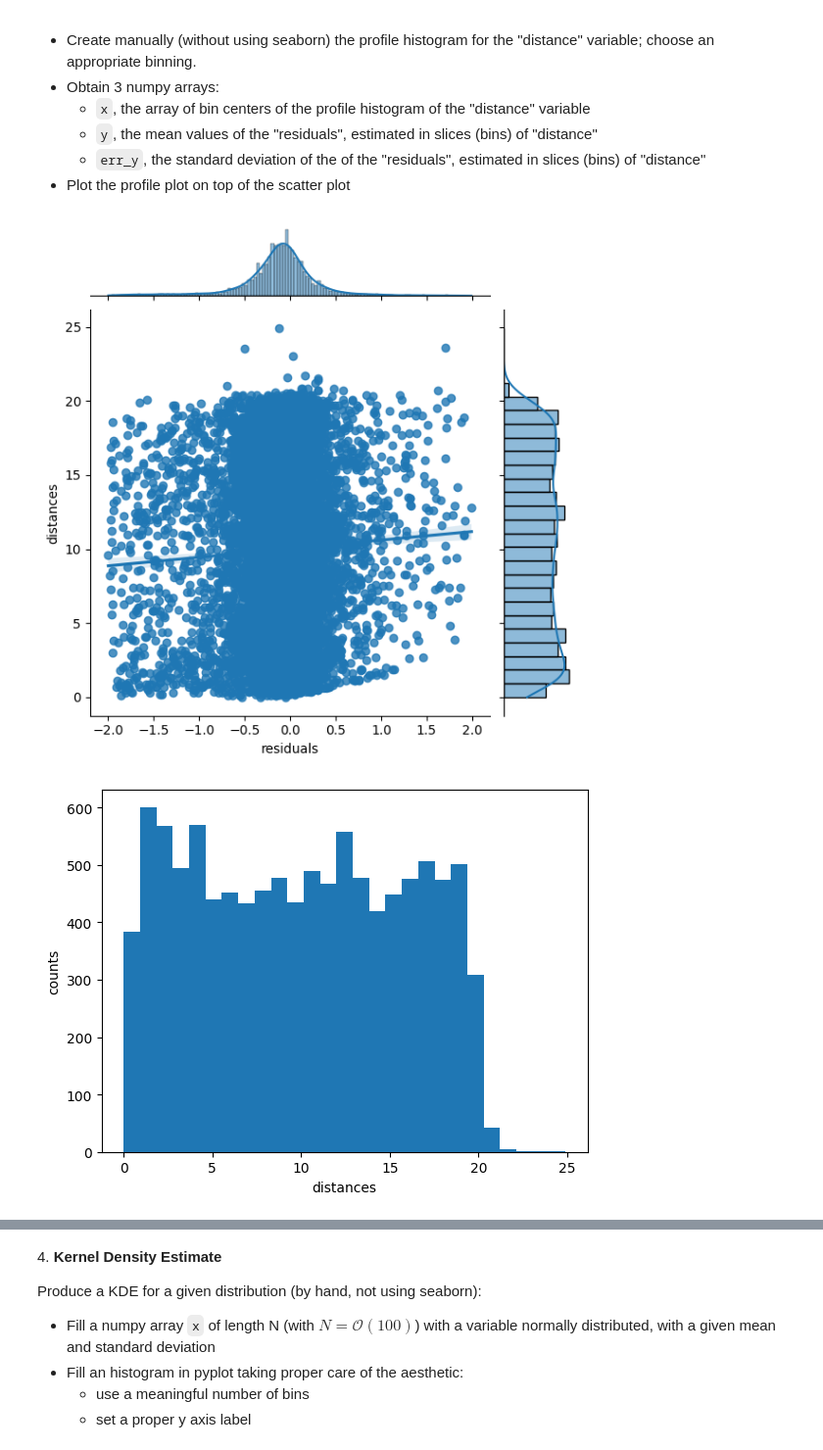
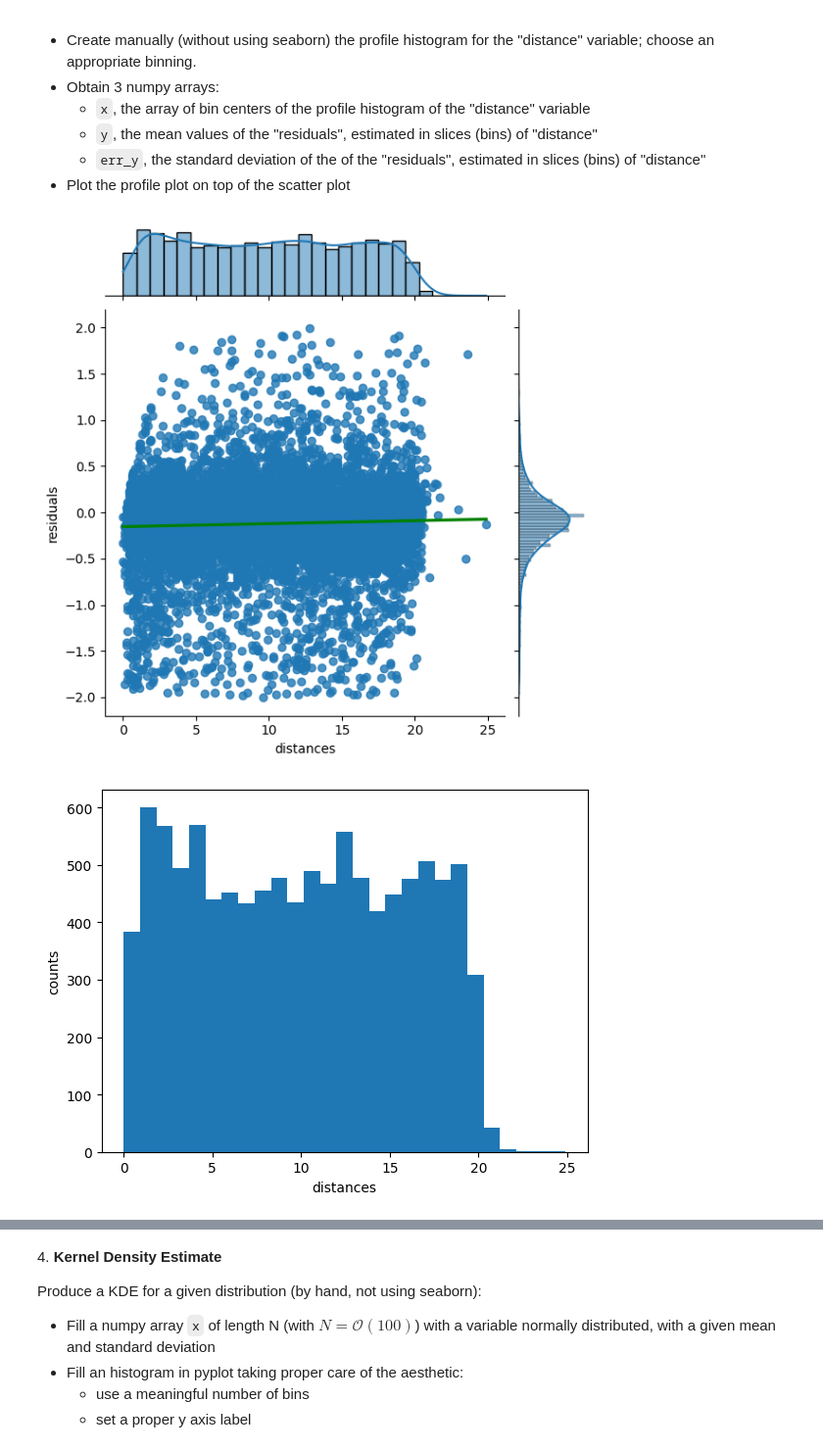
Before and after one commit to zucchett/ScientificComputingWithPython2022, a Jupyter notebook: 07ex_visualization.ipynb, the cells around one changed output, grey strips where cells are left out. Shown at 98% size. Saved outputs shown, nothing was run; the diff lists cells and outputs as text; code cells hidden in the pictures.

```diff
--- a/07ex_visualization.ipynb
+++ b/07ex_visualization.ipynb
@@ -106,38 +109,38 @@ df = pd.DataFrame(pickle_file.item())
 df = df[abs(df['residuals']) <2]
 df
 
-g = sns.jointplot(x="residuals", y="distances", data=df, kind="reg")
+g = sns.jointplot(x="distances", y="residuals", data=df, kind="reg", line_kws={"color": "green"})
 
 fig, ax = plt.subplots()
 h, bins, _ = plt.hist(df['distances'], bins='auto')
 ax.set_xlabel('distances')
 ax.set_ylabel('counts')
 
 
 bins_centers = [(bins[i]+bins[i+1])/2 for i in range(len(bins)-1)]
 
 mean_res = [np.mean(df[(df['distances']>=bins[i]) & (df['distances']<bins[i+1])]['residuals']) for i in range(len(bins)-1)]
 
 std_res = [np.std(df[(df['distances']>=bins[i]) & (df['distances']<bins[i+1])]['residuals']) for i in range(len(bins)-1)]
 
 
 
 
 fig = plt.figure(figsize=(6, 6))
 gs = fig.add_gridspec(2, 1, height_ratios=(1, 4),
                       left=0.1, right=0.9, bottom=0.1, top=0.9,
                        hspace=0.1)
 ax_histx = fig.add_subplot(gs[0, 0], sharex=ax)
 
 ax = fig.add_subplot(gs[1, 0])
 
 ax_histx.hist(df['distances'], bins='auto')
 ax.scatter(df['distances'],df['residuals'])
 ax.set_xlabel('distances')
 ax.set_ylabel('residuals')
 plt.show()
 # %% [output]
-[figure, old version]
+[figure, new version]
 [figure]
 [figure]
 # %% [markdown]
```
Also changed, not shown: parts of 3 cells of this notebook.
